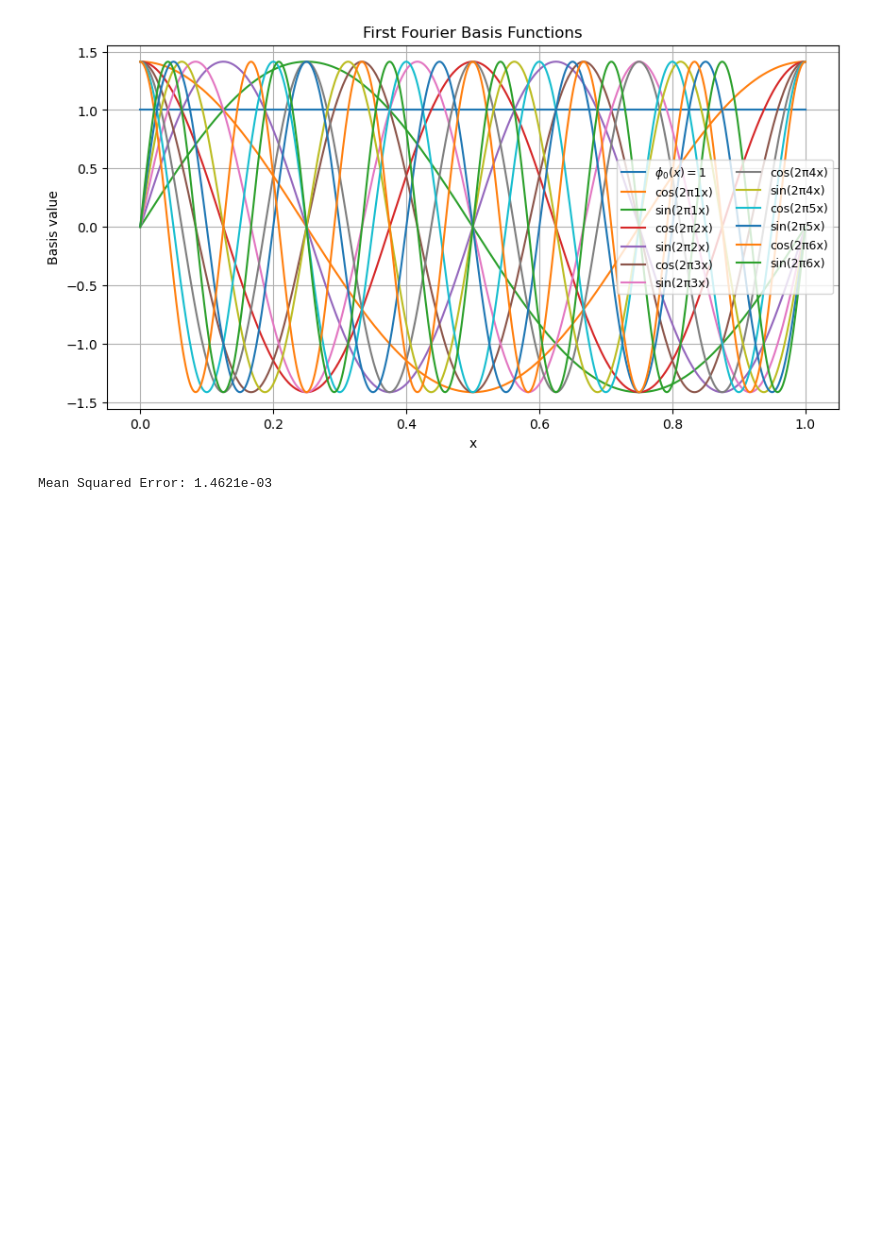
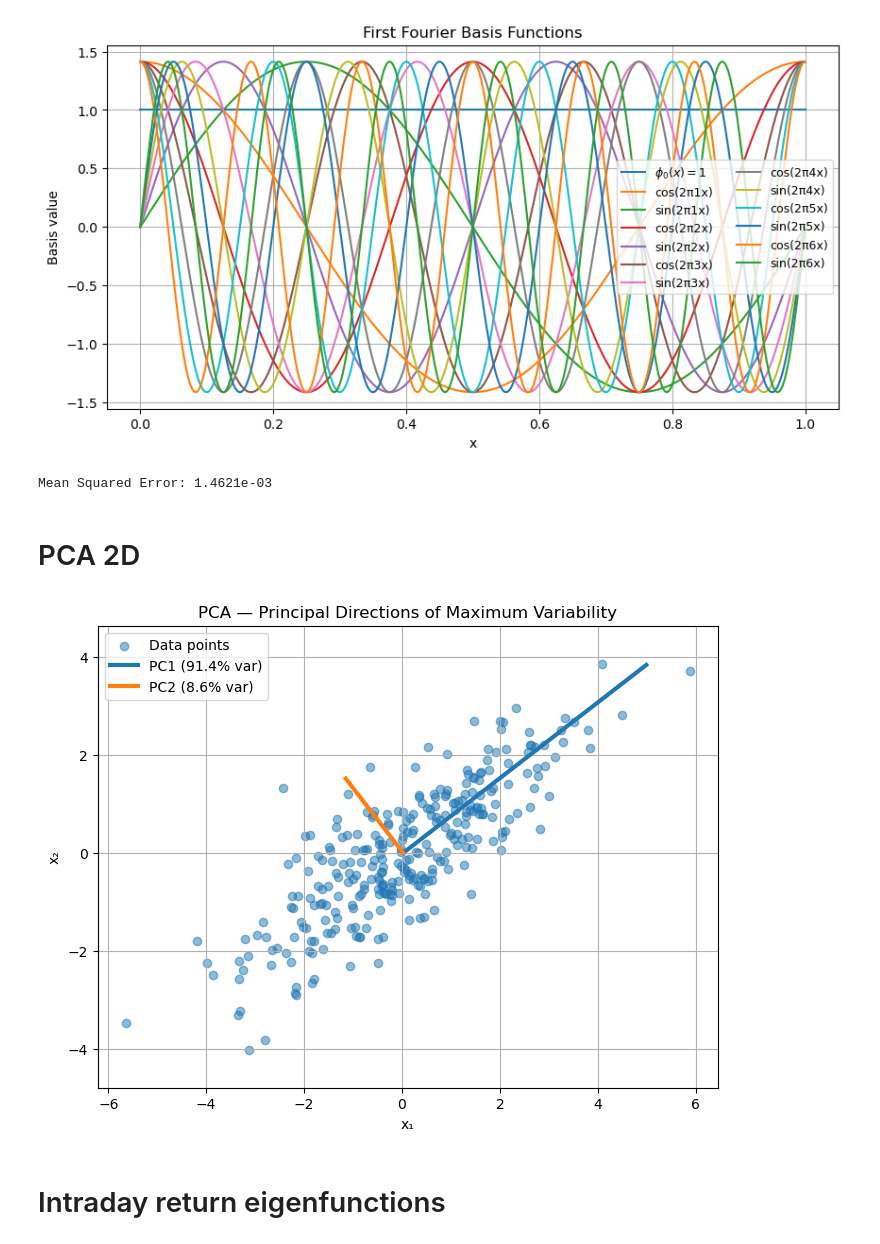
Before and after one commit to Guillaume-melis/Econometrie_S1, a Jupyter notebook: continuous_time_modelling.ipynb, the cells around one changed output. Saved outputs shown, nothing was run; the diff lists cells and outputs as text; code cells hidden in the pictures; blank space fills up the shorter version.

```diff
--- a/continuous_time_modelling.ipynb
+++ b/continuous_time_modelling.ipynb
@@ -319,3 +319,5 @@ plt.show()
 print(f"Mean Squared Error: {mse:.4e}")
 # %% [output]
 Mean Squared Error: 1.4621e-03
+# %% [markdown]
+# PCA 2D
@@ -321,0 +326,44 @@ Mean Squared Error: 1.4621e-03
+# %%
+# Simulate 2D correlated assets
+np.random.seed(42)
+n_samples = 300
+
+# True covariance structure
+mean = [0, 0]
+cov = [[3, 2], [2, 2]]  # correlated Gaussian
+
+X = np.random.multivariate_normal(mean, cov, n_samples)
+# %%
+# Perform PCA
+pca = PCA(n_components=2)
+pca.fit(X)
+X_pca = pca.transform(X)  # projected data (for possible later use)
+# %%
+# Extract PCA parameters
+mean_ = pca.mean_
+components_ = pca.components_
+explained_variance_ = pca.explained_variance_
+# %%
+# Plot results
+plt.figure(figsize=(8, 6))
+plt.scatter(X[:, 0], X[:, 1], alpha=0.5, label='Data points')
+
+# Plot principal component vectors
+for i, (comp, var) in enumerate(zip(components_, explained_variance_)):
+    # Scale eigenvectors by sqrt of variance for visual clarity
+    vector = comp * np.sqrt(var) * 3
+    plt.plot([mean_[0], mean_[0] + vector[0]],
+             [mean_[1], mean_[1] + vector[1]],
+             lw=3, label=f'PC{i+1} ({pca.explained_variance_ratio_[i]*100:.1f}% var)')
+
+plt.title("PCA — Principal Directions of Maximum Variability")
+plt.xlabel("x₁")
+plt.ylabel("x₂")
+plt.legend()
+plt.axis('equal')
+plt.grid(True)
+plt.show()
+# %% [output]
+[figure, added]
+# %% [markdown]
+# Intraday return eigenfunctions
```
Also changed, not shown: parts of 19 cells of this notebook.
